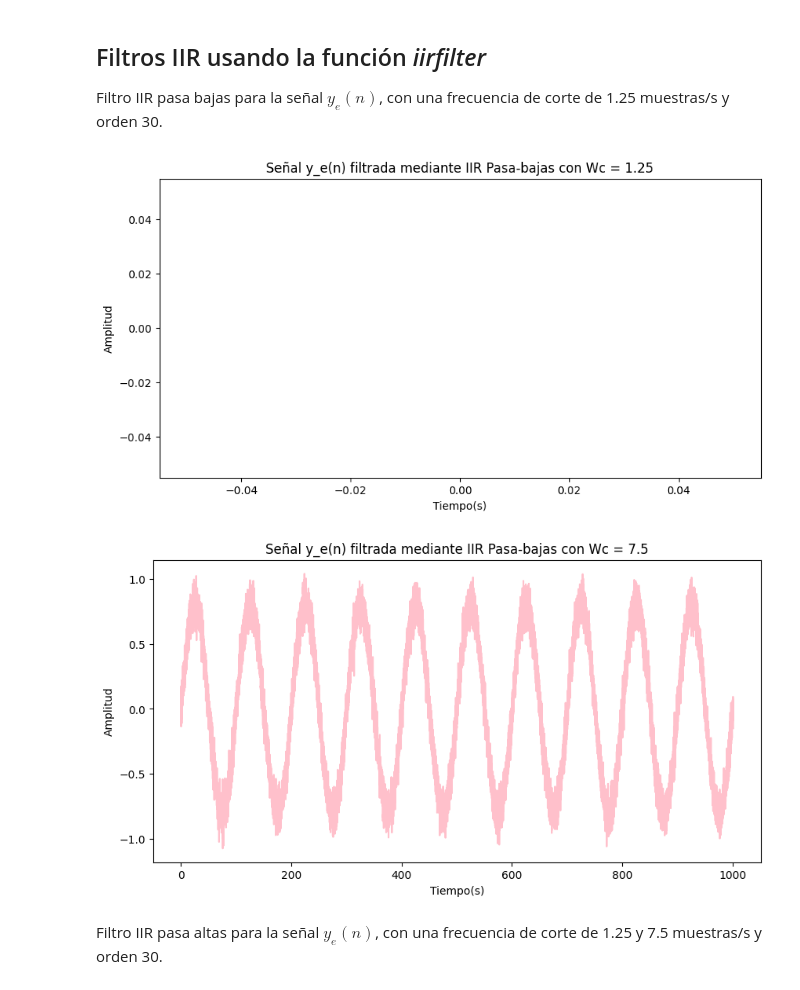
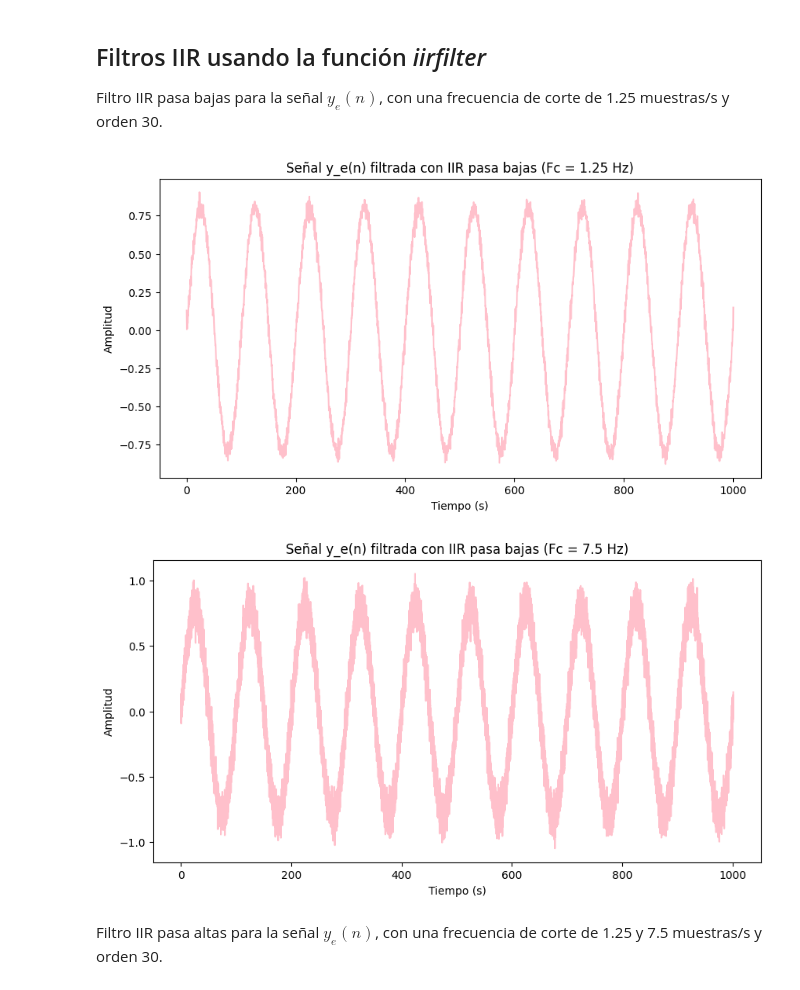
Before and after one commit to LisethTiria/Biosenales-2025-1, a Jupyter notebook: Practica6/FiltrosDigitales.ipynb, the cells around one changed output. Cells and saved outputs as stored; diff of their text form; code cells hidden in the pictures.

```diff
--- a/Practica6/FiltrosDigitales.ipynb
+++ b/Practica6/FiltrosDigitales.ipynb
@@ -188,29 +188,29 @@ La señal filtrada con el pasa bajas muestra menor atenuación porque conserva l
 
 Filtro IIR pasa bajas para la señal $𝑦_𝑒(𝑛)$, con una frecuencia de corte de 1.25 muestras/s y orden 30.
 # %%
-# Definir parámetros del filtro
-fc_pb = [1.25, 7.5]  # Frecuencia de corte en Hz
-orden_iir = 30
+fc_pb = [1.25, 7.5]  # Frecuencias de corte en Hz para pruebas individuales
+orden_iir = 4
 nyquist = fs / 2
+
 for f in fc_pb:
-  Wn_pb = f / nyquist  # Frecuencia normalizada
+    Wn_pb = f / nyquist  # Frecuencia normalizada
 
-  # Diseño del filtro pasa bajas FIR
-  b_iir_pb, a_iir_pb = signal.iirfilter(orden_iir, Wn_pb, btype='low', ftype='butter')
+    # Diseño del filtro pasa bajas IIR para cada frecuencia
+    b_iir_pb, a_iir_pb = signal.iirfilter(orden_iir, Wn_pb, btype='low', ftype='butter')
 
-  #filtrado de la señal
-  y_e_ipb=signal.filtfilt(b=b_iir_pb,a=a_iir_pb,x=y_e) # Aplicación del filtro
+    # Filtrado de la señal
+    y_e_ipb = signal.filtfilt(b=b_iir_pb, a=a_iir_pb, x=y_e)
 
-  # Graficamos
-  plt.figure(figsize=(10, 5))
-  plt.plot(n,y_e_ipb,color='pink')
-  plt.xlabel("Tiempo(s)")
-  plt.ylabel("Amplitud")
-  plt.title("Señal y_e(n) filtrada mediante IIR Pasa-bajas con Wc = " + str(f))
-  plt.show()
+    # Graficamos
+    plt.figure(figsize=(10, 5))
+    plt.plot(n, y_e_ipb, color='pink')
+    plt.xlabel("Tiempo (s)")
+    plt.ylabel("Amplitud")
+    plt.title(f"Señal y_e(n) filtrada con IIR pasa bajas (Fc = {f} Hz)")
+    plt.show()
 # %% [output]
-[figure, old version]
+[figure, new version]
-[figure, old version]
+[figure, new version]
 # %% [markdown]
 Filtro IIR pasa altas para la señal $𝑦_𝑒(𝑛)$, con una frecuencia de corte de 1.25 y 7.5 muestras/s y orden 30.
 # %%
```
Also changed, not shown: parts of 14 cells of this notebook.
